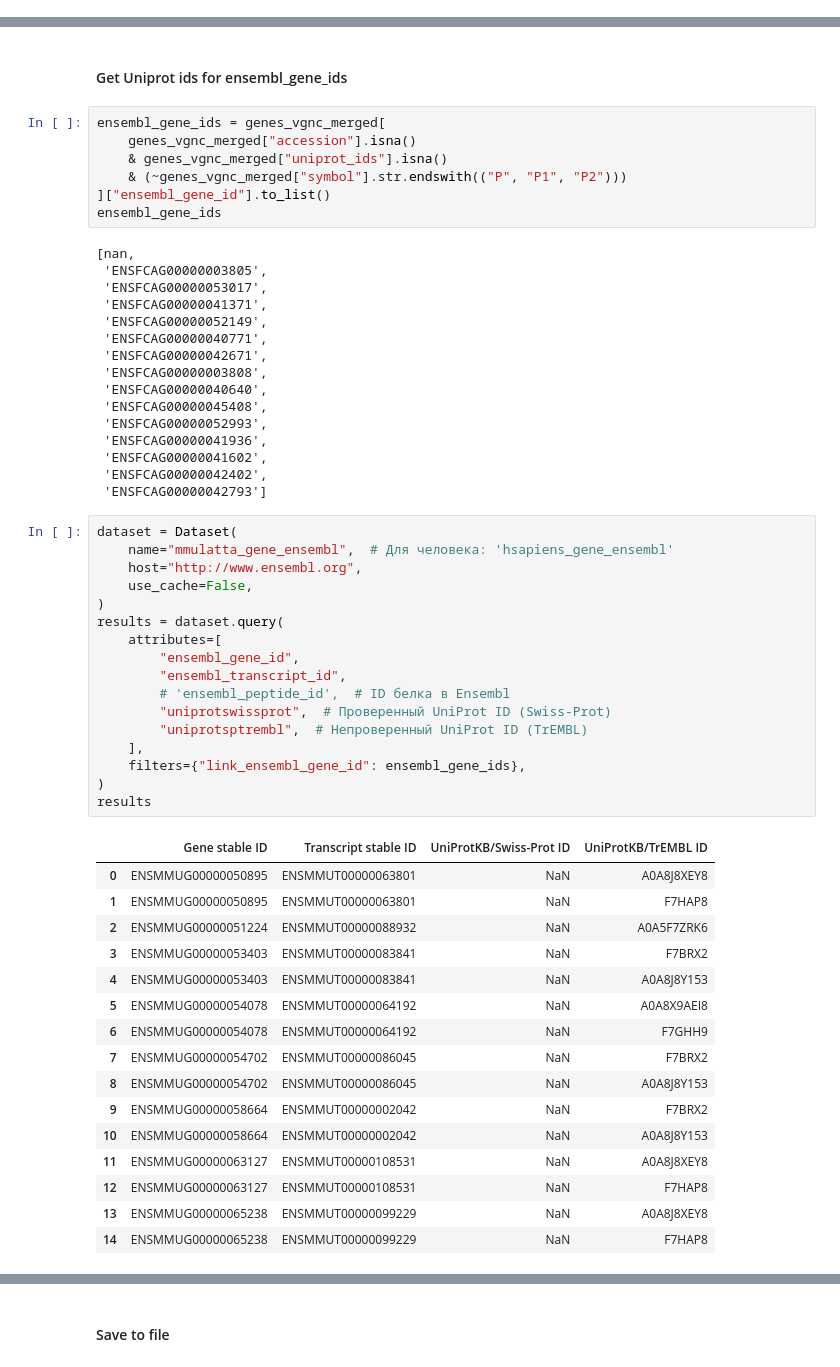
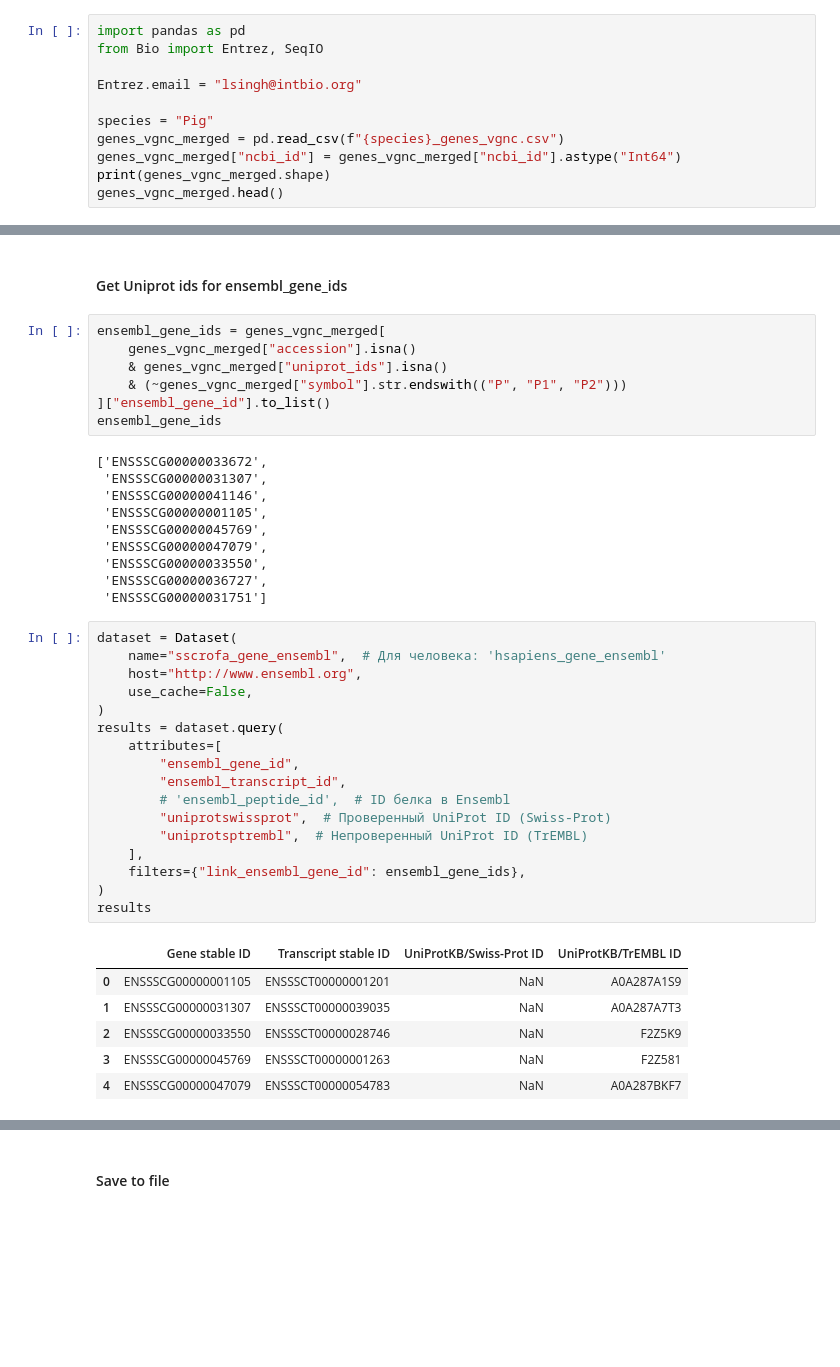
Before and after one commit to intbio/histonedb, a Jupyter notebook: CURATED_SET/mammalia_genes/Pig_genes.ipynb, the cells around one changed output, grey strips where cells are left out. Drawn from its saved outputs; the diff is of its cells as text; blank space fills up the shorter version.

Commit message:
Added horse, pig and cat genes (see csv-files)

```diff
--- a/CURATED_SET/mammalia_genes/Pig_genes.ipynb
+++ b/CURATED_SET/mammalia_genes/Pig_genes.ipynb
@@ -495,3 +493,14 @@ genes_vgnc_merged[
 ### Save to file
 # %%
 genes_vgnc_merged.to_csv(f"{species}_genes_vgnc.csv", index=False)
+# %%
+import pandas as pd
+from Bio import Entrez, SeqIO
+
+Entrez.email = "lsingh@intbio.org"
+
+species = "Pig"
+genes_vgnc_merged = pd.read_csv(f"{species}_genes_vgnc.csv")
+genes_vgnc_merged["ncbi_id"] = genes_vgnc_merged["ncbi_id"].astype("Int64")
+print(genes_vgnc_merged.shape)
+genes_vgnc_merged.head()
@@ -592,52 +608,36 @@ ensembl_gene_ids = genes_vgnc_merged[
 ]["ensembl_gene_id"].to_list()
 ensembl_gene_ids
 # %% [output]
-[nan,
- 'ENSFCAG00000003805',
- 'ENSFCAG00000053017',
- 'ENSFCAG00000041371',
- 'ENSFCAG00000052149',
- 'ENSFCAG00000040771',
- 'ENSFCAG00000042671',
- 'ENSFCAG00000003808',
- 'ENSFCAG00000040640',
- 'ENSFCAG00000045408',
- 'ENSFCAG00000052993',
- 'ENSFCAG00000041936',
- 'ENSFCAG00000041602',
- 'ENSFCAG00000042402',
- 'ENSFCAG00000042793']
+['ENSSSCG00000033672',
+ 'ENSSSCG00000031307',
+ 'ENSSSCG00000041146',
+ 'ENSSSCG00000001105',
+ 'ENSSSCG00000045769',
+ 'ENSSSCG00000047079',
+ 'ENSSSCG00000033550',
+ 'ENSSSCG00000036727',
+ 'ENSSSCG00000031751']
 # %%
 dataset = Dataset(
-    name="mmulatta_gene_ensembl",  # Для человека: 'hsapiens_gene_ensembl'
+    name="sscrofa_gene_ensembl",  # Для человека: 'hsapiens_gene_ensembl'
     host="http://www.ensembl.org",
     use_cache=False,
 )
 results = dataset.query(
     attributes=[
         "ensembl_gene_id",
         "ensembl_transcript_id",
         # 'ensembl_peptide_id',  # ID белка в Ensembl
         "uniprotswissprot",  # Проверенный UniProt ID (Swiss-Prot)
         "uniprotsptrembl",  # Непроверенный UniProt ID (TrEMBL)
     ],
     filters={"link_ensembl_gene_id": ensembl_gene_ids},
 )
 results
 # %% [output]
 |  | Gene stable ID | Transcript stable ID | UniProtKB/Swiss-Prot ID | UniProtKB/TrEMBL ID |
-| 0 | ENSMMUG00000050895 | ENSMMUT00000063801 | NaN | A0A8J8XEY8 |
-| 1 | ENSMMUG00000050895 | ENSMMUT00000063801 | NaN | F7HAP8 |
-| 2 | ENSMMUG00000051224 | ENSMMUT00000088932 | NaN | A0A5F7ZRK6 |
-| 3 | ENSMMUG00000053403 | ENSMMUT00000083841 | NaN | F7BRX2 |
-| 4 | ENSMMUG00000053403 | ENSMMUT00000083841 | NaN | A0A8J8Y153 |
-| 5 | ENSMMUG00000054078 | ENSMMUT00000064192 | NaN | A0A8X9AEI8 |
-| 6 | ENSMMUG00000054078 | ENSMMUT00000064192 | NaN | F7GHH9 |
-| 7 | ENSMMUG00000054702 | ENSMMUT00000086045 | NaN | F7BRX2 |
-| 8 | ENSMMUG00000054702 | ENSMMUT00000086045 | NaN | A0A8J8Y153 |
-| 9 | ENSMMUG00000058664 | ENSMMUT00000002042 | NaN | F7BRX2 |
-| 10 | ENSMMUG00000058664 | ENSMMUT00000002042 | NaN | A0A8J8Y153 |
-| 11 | ENSMMUG00000063127 | ENSMMUT00000108531 | NaN | A0A8J8XEY8 |
-| 12 | ENSMMUG00000063127 | ENSMMUT00000108531 | NaN | F7HAP8 |
-| 13 | ENSMMUG00000065238 | ENSMMUT00000099229 | NaN | A0A8J8XEY8 |
-| 14 | ENSMMUG00000065238 | ENSMMUT00000099229 | NaN | F7HAP8 |
+| 0 | ENSSSCG00000001105 | ENSSSCT00000001201 | NaN | A0A287A1S9 |
+| 1 | ENSSSCG00000031307 | ENSSSCT00000039035 | NaN | A0A287A7T3 |
+| 2 | ENSSSCG00000033550 | ENSSSCT00000028746 | NaN | F2Z5K9 |
+| 3 | ENSSSCG00000045769 | ENSSSCT00000001263 | NaN | F2Z581 |
+| 4 | ENSSSCG00000047079 | ENSSSCT00000054783 | NaN | A0A287BKF7 |
```
Also changed, not shown: parts of 190 cells of this notebook, 6 other files.
